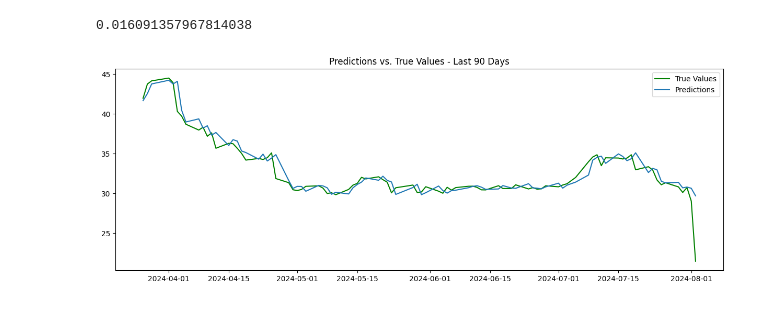
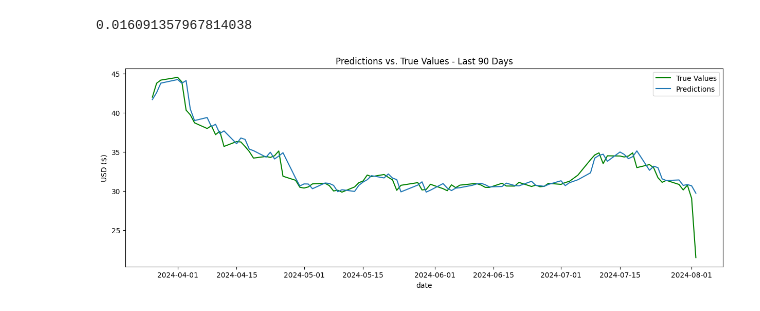
Before and after one commit to danieltar18/python-essentials, a Jupyter notebook: Practical Usage.ipynb, the cells around one changed output. Cells and saved outputs as stored; diff of their text form; code cells hidden in the pictures.

Commit message:
Update a Chart

```diff
--- a/Practical Usage.ipynb
+++ b/Practical Usage.ipynb
@@ -326,12 +326,14 @@ mean_absolute_percentage_error(true_values, predictions)
 # %%
 fig, ax = plt.subplots(figsize=(15, 5))
 
 ax.set_title("Predictions vs. True Values - Last 90 Days")
 #ax.plot(df[first_test_date:].index, true_values, label="True Values Test")
 ax.plot(df.iloc[-90:].index, df.iloc[-90:].close, color="g", label="True Values")
 ax.plot(df.iloc[-90:].index, predictions[-90:], label="Predictions")
 
+ax.set_xlabel("date")
+ax.set_ylabel("USD ($)")
 ax.legend()
 plt.show()
 # %% [output]
-[figure, old version]
+[figure, new version]
```
Also changed, not shown: 1 other file.
